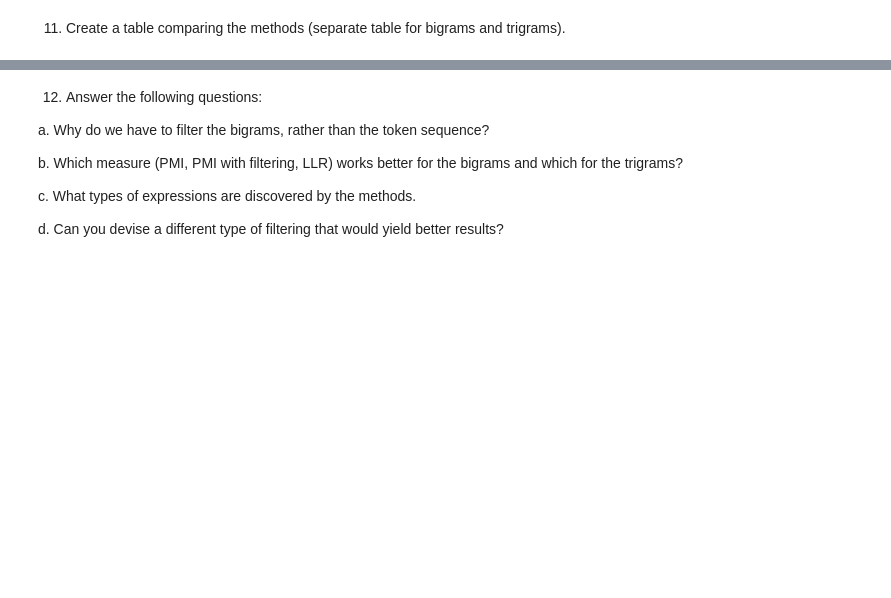
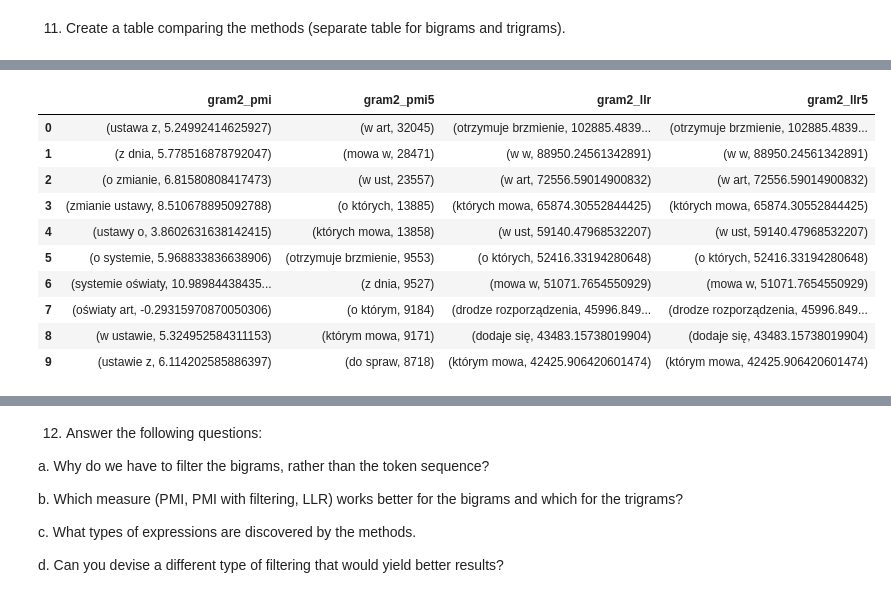
Before and after one commit to sgrzegorz/natural-language-processing, a Jupyter notebook: 04multiword/multiword.ipynb, the cells around one changed output, grey strips where cells are left out. Saved outputs shown, nothing was run; the diff lists cells and outputs as text; code cells hidden in the pictures; blank space fills up the shorter version.

Commit message:
tables done

```diff
--- a/04multiword/multiword.ipynb
+++ b/04multiword/multiword.ipynb
@@ -207,9 +216,9 @@ separate_puctuations(["tery­torialnego"])
 6. Filter bigrams with number of occurrences lower than 5. Determine top 10 entries for the remaining dataset (>=5
    occurrences).
 # %%
-gram2_filtered = {k: v for k, v in Counter(gram2).items() if v>=5}
-pmis = dict(sorted(gram2_filtered.items(), key=operator.itemgetter(1),reverse=True))
-list(pmis.items())[:5]
+gram2_pmi5 = {k: v for k, v in Counter(gram2).items() if v >= 5}
+gram2_pmi5 = dict(sorted(gram2_pmi5.items(), key=operator.itemgetter(1), reverse=True))
+list(gram2_pmi5.items())[:10]
 # %% [output]
 [('w art', 32045),
  ('mowa w', 28471),
@@ -220,5 +234,5 @@ list(pmis.items())[:5]
 7. Use [log likelihood ratio](http://tdunning.blogspot.com/2008/03/surprise-and-coincidence.html) (LLR) to compute the measure
    for all pairs of words.
 # %%
-gram2_freq = Counter(gram2)
+gram2_count = Counter(gram2)
 # %%
@@ -264,34 +279,30 @@ from collections import defaultdict
 
 token_count = defaultdict(int)
 
-for bigram, count in gram2_freq.items():
-    (first_token,second_token) = bigram.split()
+for bigram, count in gram2_count.items():
+    (first_token, second_token) = bigram.split()
     token_count[first_token] += count
     token_count[second_token] += count
 
-total = sum(gram2_freq.values())
+total = sum(gram2_count.values())
 # %%
 def H(k):
-    # print(k)
-
     N = np.sum(k)
-    # print(N)
-    # print(np.sum(k/N * np.ma.log(k/N).filled(0)))
-    return np.sum(k/N * np.ma.log(k/N).filled(0))
+    return np.sum(k / N * np.ma.log(k / N).filled(0))
 
 
-def llr(a,b):
+def llr(a, b):
 
-    k11 = gram2_freq[a+' '+b]
+    k11 = gram2_count[a + " " + b]
     k12 = token_count[b] - k11
     k21 = token_count[a] - k11
     k22 = total - k21 - k12 - k11
-    k = np.array([[k11,k12],[k21,k22]])
+    k = np.array([[k11, k12], [k21, k22]])
     rowSums = np.sum(k, axis=1).tolist()
     colSums = np.sum(k, axis=0).tolist()
 
-    return 2* np.sum(k) * (H(k) - H(rowSums) - H(colSums))
+    return 2 * np.sum(k) * (H(k) - H(rowSums) - H(colSums))
 
 
-llr('w','art2')
+llr("w", "art")
 # %% [output]
@@ -482,0 +523,22 @@ table_bigrams_pmi = sorted(gram2_pmi.items(), key=lambda x: -x[1])[:10]
+# %%
+df = pd.DataFrame({
+	'gram2_pmi' : list(gram2_pmi.items())[0:10],
+    'gram2_pmi5' : list(gram2_pmi5.items())[0:10],
+    'gram2_llr' : list(gram2_llr.items())[0:10],
+    'gram2_llr5' : list(gram2_llr.items())[0:10]
+
+})
+
+df
+# %% [output]
+|  | gram2_pmi | gram2_pmi5 | gram2_llr | gram2_llr5 |
+| 0 | (ustawa z, 5.24992414625927) | (w art, 32045) | (otrzymuje brzmienie, 102885.4839... | (otrzymuje brzmienie, 102885.4839... |
+| 1 | (z dnia, 5.778516878792047) | (mowa w, 28471) | (w w, 88950.24561342891) | (w w, 88950.24561342891) |
+| 2 | (o zmianie, 6.81580808417473) | (w ust, 23557) | (w art, 72556.59014900832) | (w art, 72556.59014900832) |
+| 3 | (zmianie ustawy, 8.510678895092788) | (o których, 13885) | (których mowa, 65874.30552844425) | (których mowa, 65874.30552844425) |
+| 4 | (ustawy o, 3.8602631638142415) | (których mowa, 13858) | (w ust, 59140.47968532207) | (w ust, 59140.47968532207) |
+| 5 | (o systemie, 5.968833836638906) | (otrzymuje brzmienie, 9553) | (o których, 52416.33194280648) | (o których, 52416.33194280648) |
+| 6 | (systemie oświaty, 10.98984438435... | (z dnia, 9527) | (mowa w, 51071.7654550929) | (mowa w, 51071.7654550929) |
+| 7 | (oświaty art, -0.29315970870050306) | (o którym, 9184) | (drodze rozporządzenia, 45996.849... | (drodze rozporządzenia, 45996.849... |
+| 8 | (w ustawie, 5.324952584311153) | (którym mowa, 9171) | (dodaje się, 43483.15738019904) | (dodaje się, 43483.15738019904) |
+| 9 | (ustawie z, 6.114202585886397) | (do spraw, 8718) | (którym mowa, 42425.906420601474) | (którym mowa, 42425.906420601474) |
```
Also changed, not shown: parts of 35 cells of this notebook.
